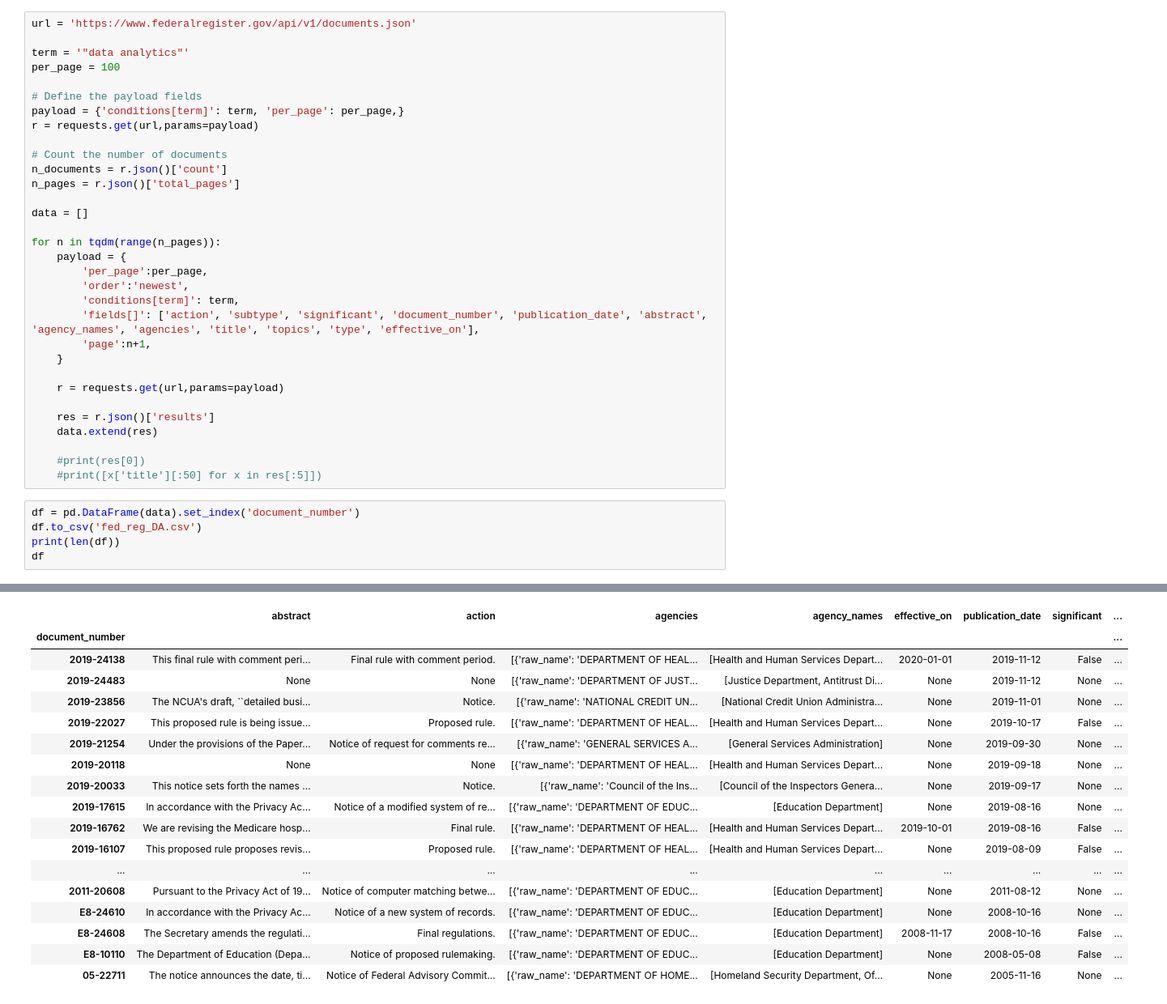
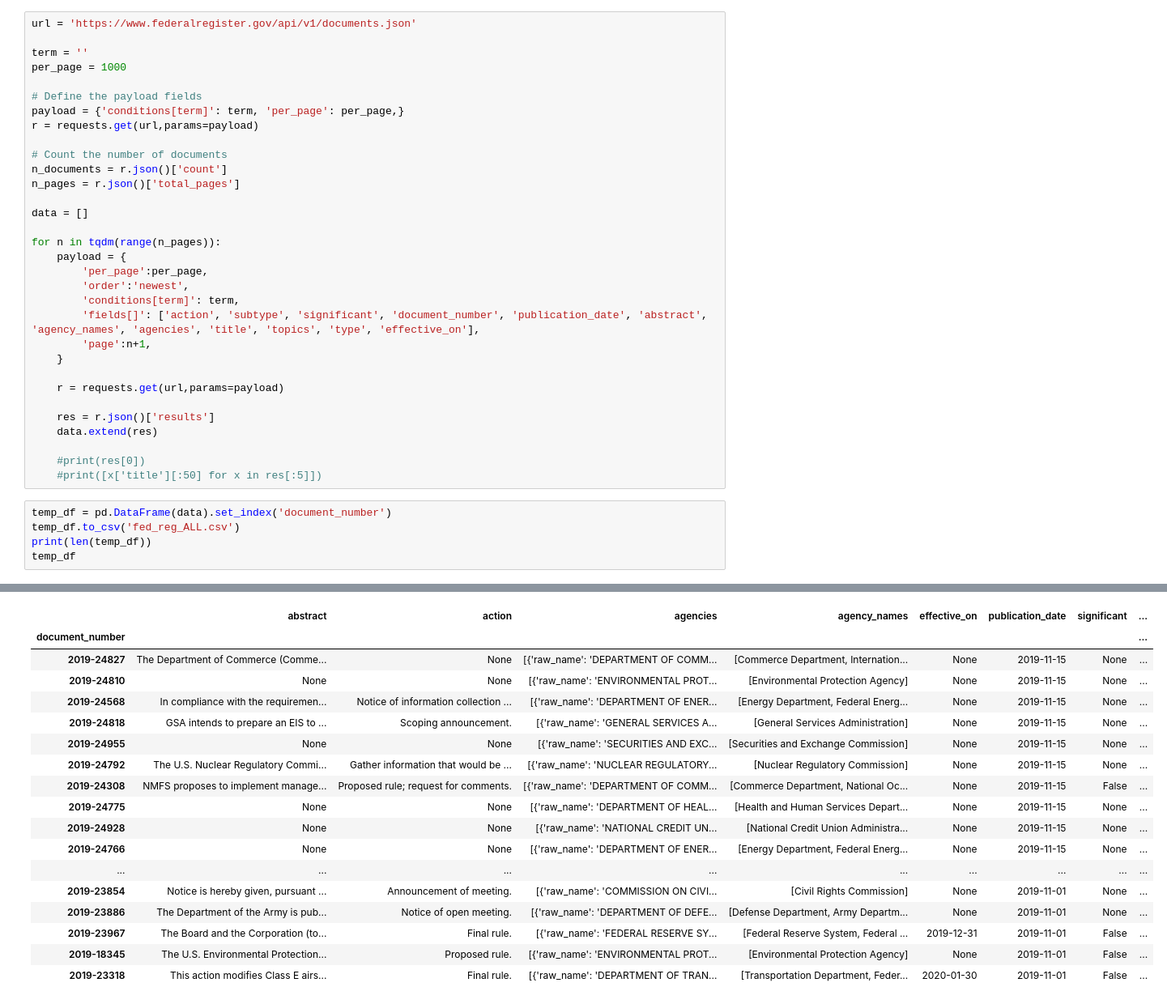
Before and after one commit to JDNantais/FederalRegister_API, a Jupyter notebook: DATA 601 - Federal Register API v2.ipynb, the cells around one changed output, grey strips where cells are left out. Shown: that part at 81% size. Cells and saved outputs as stored; diff of their text form.

```diff
--- a/DATA 601 - Federal Register API v2.ipynb
+++ b/DATA 601 - Federal Register API v2.ipynb
@@ -28,8 +28,8 @@ b'<!DOCTYPE html><html><head><base href="/developers/api/"><title>Federal Regist
 # %%
 url = 'https://www.federalregister.gov/api/v1/documents.json'
 
-term = '"data analytics"'
-per_page = 100
+term = ''
+per_page = 1000
 
 # Define the payload fields
 payload = {'conditions[term]': term, 'per_page': per_page,}
@@ -58,8 +58,8 @@ for n in tqdm(range(n_pages)):
     #print(res[0])
     #print([x['title'][:50] for x in res[:5]])
 # %%
-df = pd.DataFrame(data).set_index('document_number')
-df.to_csv('fed_reg_DA.csv')
-print(len(df))
-df
+temp_df = pd.DataFrame(data).set_index('document_number')
+temp_df.to_csv('fed_reg_ALL.csv')
+print(len(temp_df))
+temp_df
 # %% [output]
@@ -67,18 +67,18 @@ df
 |  | abstract | action | agencies | agency_names | effective_on | publication_date | significant | ... |
 | document_number |  |  |  |  |  |  |  | ... |
-| 2019-24138 | This final rule with comment peri... | Final rule with comment period. | [{'raw_name': 'DEPARTMENT OF HEAL... | [Health and Human Services Depart... | 2020-01-01 | 2019-11-12 | False | ... |
-| 2019-24483 | None | None | [{'raw_name': 'DEPARTMENT OF JUST... | [Justice Department, Antitrust Di... | None | 2019-11-12 | None | ... |
-| 2019-23856 | The NCUA's draft, ``detailed busi... | Notice. | [{'raw_name': 'NATIONAL CREDIT UN... | [National Credit Union Administra... | None | 2019-11-01 | None | ... |
-| 2019-22027 | This proposed rule is being issue... | Proposed rule. | [{'raw_name': 'DEPARTMENT OF HEAL... | [Health and Human Services Depart... | None | 2019-10-17 | False | ... |
-| 2019-21254 | Under the provisions of the Paper... | Notice of request for comments re... | [{'raw_name': 'GENERAL SERVICES A... | [General Services Administration] | None | 2019-09-30 | None | ... |
-| 2019-20118 | None | None | [{'raw_name': 'DEPARTMENT OF HEAL... | [Health and Human Services Depart... | None | 2019-09-18 | None | ... |
-| 2019-20033 | This notice sets forth the names ... | Notice. | [{'raw_name': 'Council of the Ins... | [Council of the Inspectors Genera... | None | 2019-09-17 | None | ... |
-| 2019-17615 | In accordance with the Privacy Ac... | Notice of a modified system of re... | [{'raw_name': 'DEPARTMENT OF EDUC... | [Education Department] | None | 2019-08-16 | None | ... |
-| 2019-16762 | We are revising the Medicare hosp... | Final rule. | [{'raw_name': 'DEPARTMENT OF HEAL... | [Health and Human Services Depart... | 2019-10-01 | 2019-08-16 | False | ... |
-| 2019-16107 | This proposed rule proposes revis... | Proposed rule. | [{'raw_name': 'DEPARTMENT OF HEAL... | [Health and Human Services Depart... | None | 2019-08-09 | False | ... |
+| 2019-24827 | The Department of Commerce (Comme... | None | [{'raw_name': 'DEPARTMENT OF COMM... | [Commerce Department, Internation... | None | 2019-11-15 | None | ... |
+| 2019-24810 | None | None | [{'raw_name': 'ENVIRONMENTAL PROT... | [Environmental Protection Agency] | None | 2019-11-15 | None | ... |
+| 2019-24568 | In compliance with the requiremen... | Notice of information collection ... | [{'raw_name': 'DEPARTMENT OF ENER... | [Energy Department, Federal Energ... | None | 2019-11-15 | None | ... |
+| 2019-24818 | GSA intends to prepare an EIS to ... | Scoping announcement. | [{'raw_name': 'GENERAL SERVICES A... | [General Services Administration] | None | 2019-11-15 | None | ... |
+| 2019-24955 | None | None | [{'raw_name': 'SECURITIES AND EXC... | [Securities and Exchange Commission] | None | 2019-11-15 | None | ... |
+| 2019-24792 | The U.S. Nuclear Regulatory Commi... | Gather information that would be ... | [{'raw_name': 'NUCLEAR REGULATORY... | [Nuclear Regulatory Commission] | None | 2019-11-15 | None | ... |
+| 2019-24308 | NMFS proposes to implement manage... | Proposed rule; request for comments. | [{'raw_name': 'DEPARTMENT OF COMM... | [Commerce Department, National Oc... | None | 2019-11-15 | False | ... |
+| 2019-24775 | None | None | [{'raw_name': 'DEPARTMENT OF HEAL... | [Health and Human Services Depart... | None | 2019-11-15 | None | ... |
+| 2019-24928 | None | None | [{'raw_name': 'NATIONAL CREDIT UN... | [National Credit Union Administra... | None | 2019-11-15 | None | ... |
+| 2019-24766 | None | None | [{'raw_name': 'DEPARTMENT OF ENER... | [Energy Department, Federal Energ... | None | 2019-11-15 | None | ... |
 | ... | ... | ... | ... | ... | ... | ... | ... | ... |
-| 2011-20608 | Pursuant to the Privacy Act of 19... | Notice of computer matching betwe... | [{'raw_name': 'DEPARTMENT OF EDUC... | [Education Department] | None | 2011-08-12 | None | ... |
-| E8-24610 | In accordance with the Privacy Ac... | Notice of a new system of records. | [{'raw_name': 'DEPARTMENT OF EDUC... | [Education Department] | None | 2008-10-16 | None | ... |
-| E8-24608 | The Secretary amends the regulati... | Final regulations. | [{'raw_name': 'DEPARTMENT OF EDUC... | [Education Department] | 2008-11-17 | 2008-10-16 | False | ... |
-| E8-10110 | The Department of Education (Depa... | Notice of proposed rulemaking. | [{'raw_name': 'DEPARTMENT OF EDUC... | [Education Department] | None | 2008-05-08 | False | ... |
-| 05-22711 | The notice announces the date, ti... | Notice of Federal Advisory Commit... | [{'raw_name': 'DEPARTMENT OF HOME... | [Homeland Security Department, Of... | None | 2005-11-16 | None | ... |
+| 2019-23854 | Notice is hereby given, pursuant ... | Announcement of meeting. | [{'raw_name': 'COMMISSION ON CIVI... | [Civil Rights Commission] | None | 2019-11-01 | None | ... |
+| 2019-23886 | The Department of the Army is pub... | Notice of open meeting. | [{'raw_name': 'DEPARTMENT OF DEFE... | [Defense Department, Army Departm... | None | 2019-11-01 | None | ... |
+| 2019-23967 | The Board and the Corporation (to... | Final rule. | [{'raw_name': 'FEDERAL RESERVE SY... | [Federal Reserve System, Federal ... | 2019-12-31 | 2019-11-01 | False | ... |
+| 2019-18345 | The U.S. Environmental Protection... | Proposed rule. | [{'raw_name': 'ENVIRONMENTAL PROT... | [Environmental Protection Agency] | None | 2019-11-01 | False | ... |
+| 2019-23318 | This action modifies Class E airs... | Final rule. | [{'raw_name': 'DEPARTMENT OF TRAN... | [Transportation Department, Feder... | 2020-01-30 | 2019-11-01 | False | ... |
```
Also changed, not shown: parts of 7 cells of this notebook, 1 other file.
